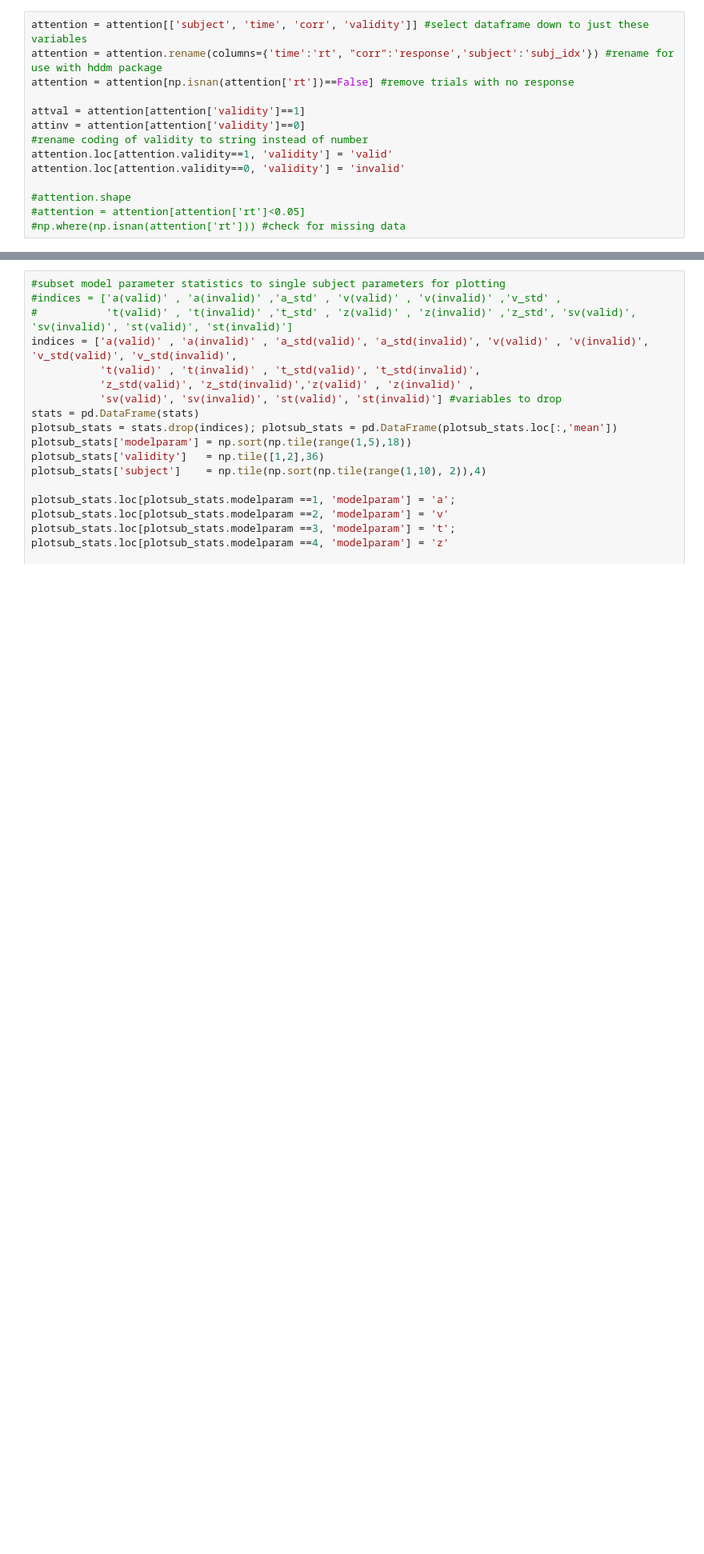
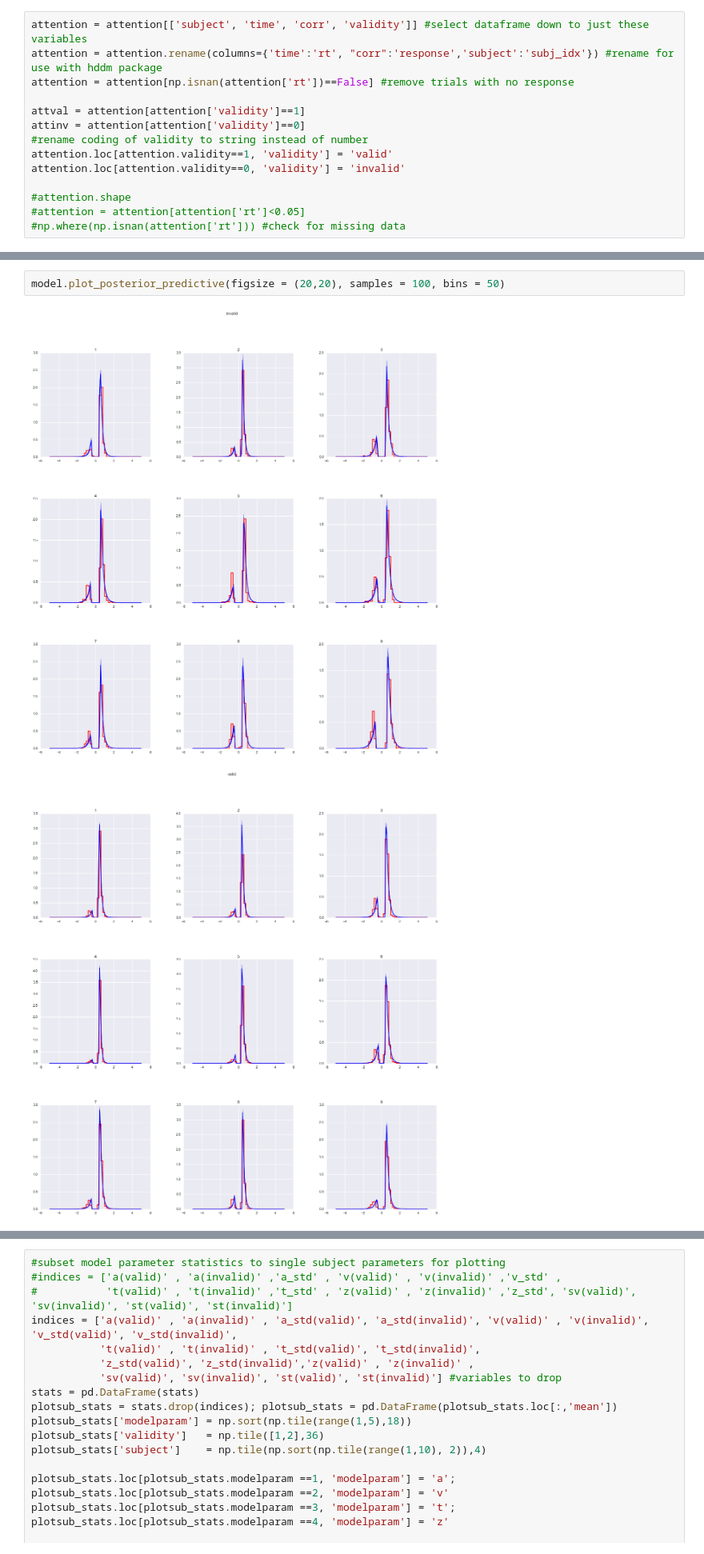
Before and after one commit to Nian-Jingqing/AttentionSaccade, a Jupyter notebook: AttentionSaccade_DiffusionModelling.ipynb, the cells around one changed output, grey strips where cells are left out. Shown at 80% size. Saved outputs shown, nothing was run; the diff lists cells and outputs as text; blank space fills up the shorter version.

```diff
--- a/AttentionSaccade_DiffusionModelling.ipynb
+++ b/AttentionSaccade_DiffusionModelling.ipynb
@@ -137,0 +151,5 @@ model fixing all parameters across validity:  {'deviance': -100.62815303857609,
+# %%
+model.plot_posterior_predictive(figsize = (20,20), samples = 100, bins = 50)
+# %% [output]
+[figure, added]
+[figure, added]
```
Also changed, not shown: parts of 11 cells of this notebook.
